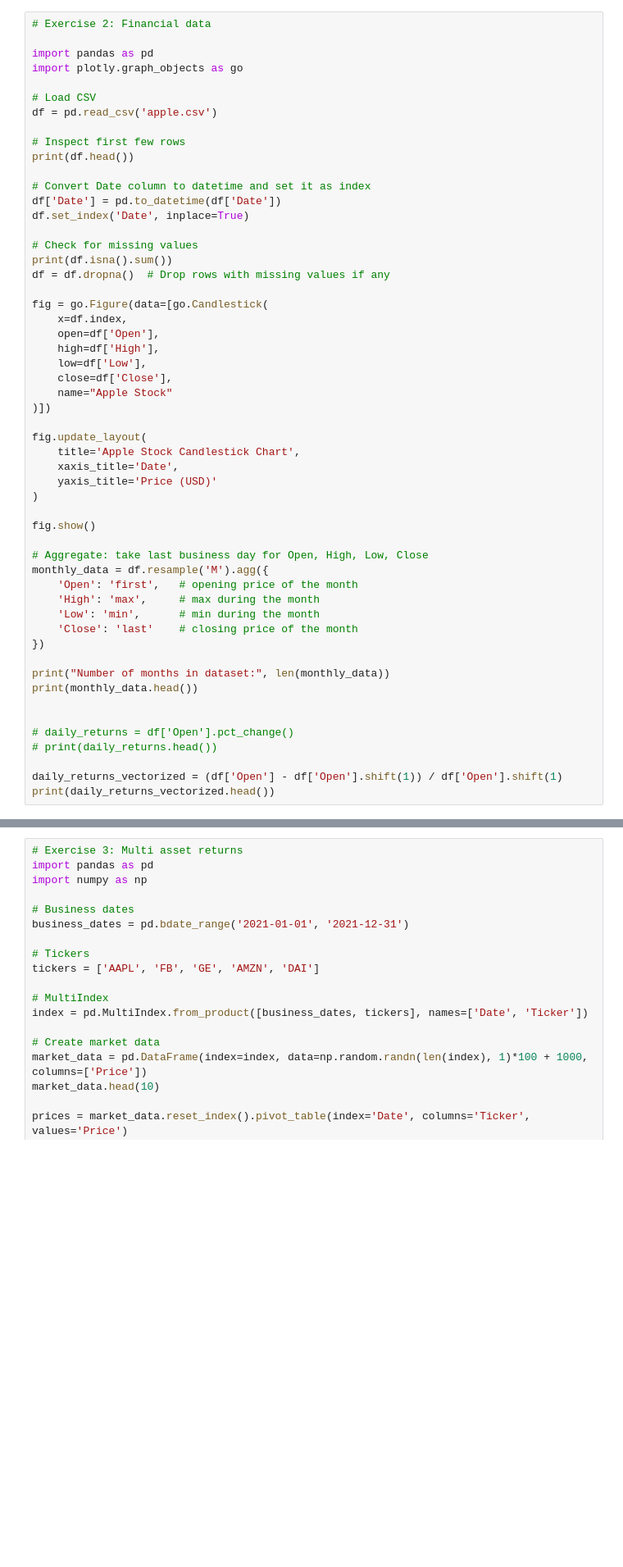
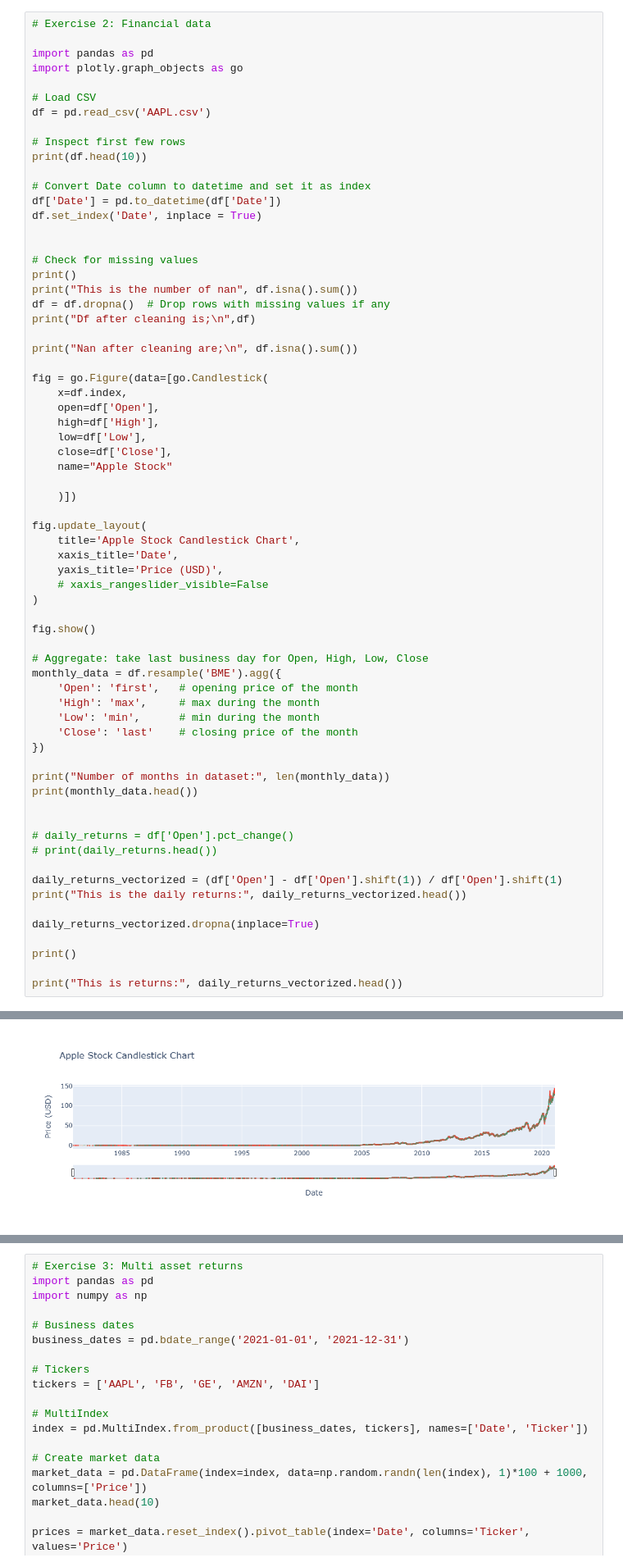
Before and after one commit to Anne-Okingo/time-series, a Jupyter notebook: time_series.ipynb, the cells around one changed output, grey strips where cells are left out. Shown at 82% size. Cells and saved outputs as stored; diff of their text form; blank space fills up the shorter version.

```diff
--- a/time_series.ipynb
+++ b/time_series.ipynb
@@ -42,18 +42,23 @@ import pandas as pd
 import plotly.graph_objects as go
 
 # Load CSV
-df = pd.read_csv('apple.csv')
+df = pd.read_csv('AAPL.csv')
 
 # Inspect first few rows
-print(df.head())
+print(df.head(10))
 
 # Convert Date column to datetime and set it as index
 df['Date'] = pd.to_datetime(df['Date'])
-df.set_index('Date', inplace=True)
+df.set_index('Date', inplace = True)
+
 
 # Check for missing values
-print(df.isna().sum())
+print()
+print("This is the number of nan", df.isna().sum())
 df = df.dropna()  # Drop rows with missing values if any
+print("Df after cleaning is;\n",df)
+
+print("Nan after cleaning are;\n", df.isna().sum())
 
 fig = go.Figure(data=[go.Candlestick(
     x=df.index,
@@ -62,18 +67,20 @@ fig = go.Figure(data=[go.Candlestick(
     low=df['Low'],
     close=df['Close'],
     name="Apple Stock"
-)])
+
+    )])
 
 fig.update_layout(
     title='Apple Stock Candlestick Chart',
     xaxis_title='Date',
-    yaxis_title='Price (USD)'
+    yaxis_title='Price (USD)',
+    # xaxis_rangeslider_visible=False
 )
 
 fig.show()
 
 # Aggregate: take last business day for Open, High, Low, Close
-monthly_data = df.resample('M').agg({
+monthly_data = df.resample('BME').agg({
     'Open': 'first',   # opening price of the month
     'High': 'max',     # max during the month
     'Low': 'min',      # min during the month
@@ -88,5 +95,11 @@ print(monthly_data.head())
 # print(daily_returns.head())
 
 daily_returns_vectorized = (df['Open'] - df['Open'].shift(1)) / df['Open'].shift(1)
-print(daily_returns_vectorized.head())
+print("This is the daily returns:", daily_returns_vectorized.head())
+
+daily_returns_vectorized.dropna(inplace=True)
+
+print()
+
+print("This is returns:", daily_returns_vectorized.head())
 # %% [output]
@@ -93,0 +123 @@ FileNotFoundError: [Errno 2] No such file or directory: 'apple.csv'
+[figure, added]
```
Also changed, not shown: parts of 2 cells of this notebook.
